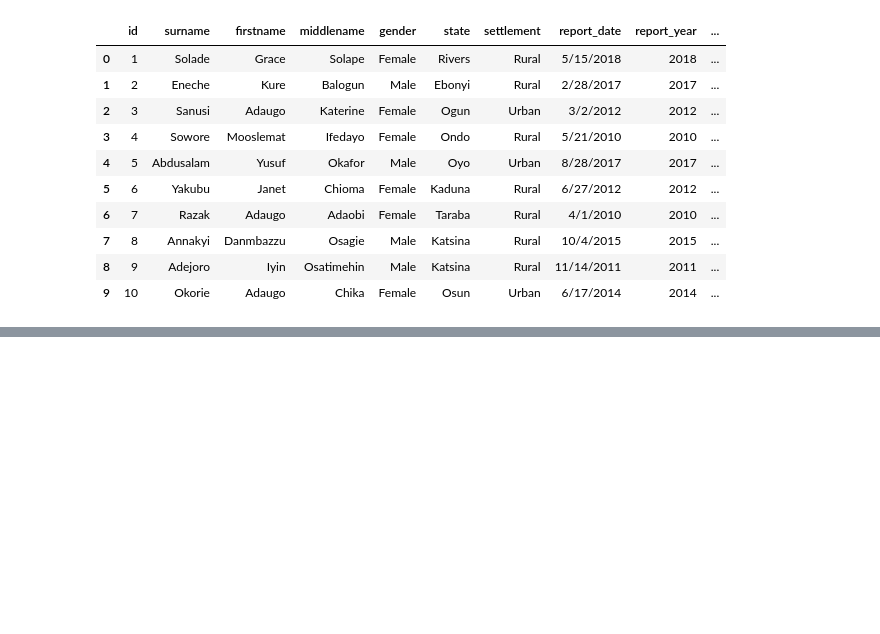
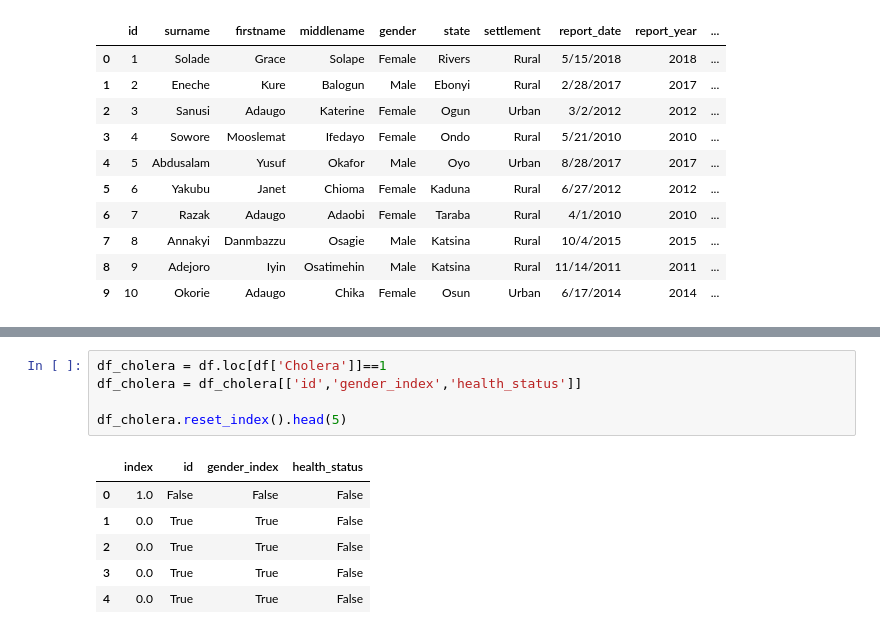
Before and after one commit to qichsia/python, a Jupyter notebook: pandas/meningitis.ipynb, the cells around one changed output, grey strips where cells are left out. Saved outputs shown, nothing was run; the diff lists cells and outputs as text; blank space fills up the shorter version.

```diff
--- a/pandas/meningitis.ipynb
+++ b/pandas/meningitis.ipynb
@@ -58,0 +69,12 @@ df.head(10)
+# %%
+df_cholera = df.loc[df['Cholera']]==1
+df_cholera = df_cholera[['id','gender_index','health_status']]
+
+df_cholera.reset_index().head(5)
+# %% [output]
+|  | index | id | gender_index | health_status |
+| 0 | 1.0 | False | False | False |
+| 1 | 0.0 | True | True | False |
+| 2 | 0.0 | True | True | False |
+| 3 | 0.0 | True | True | False |
+| 4 | 0.0 | True | True | False |
```
Also changed, not shown: parts of 2 cells of this notebook, 4 other files.
